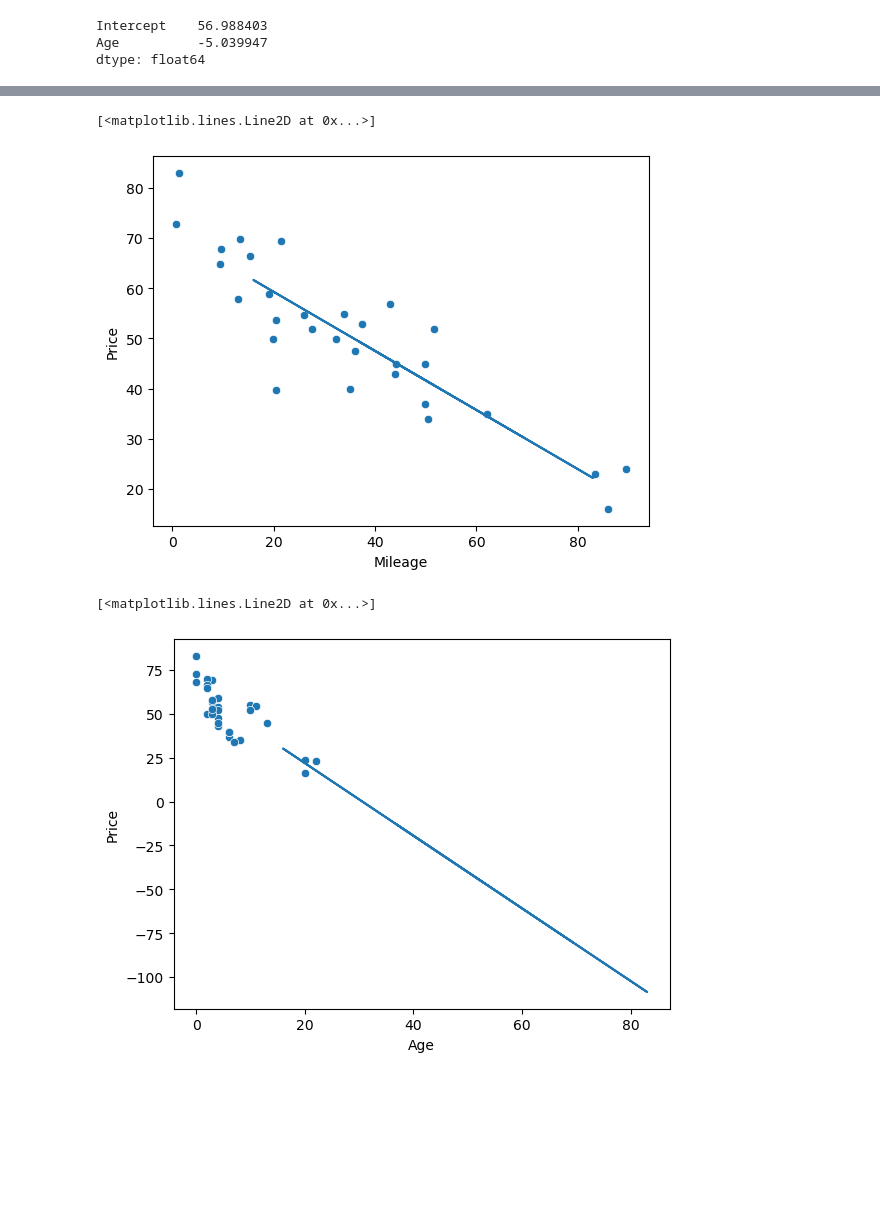
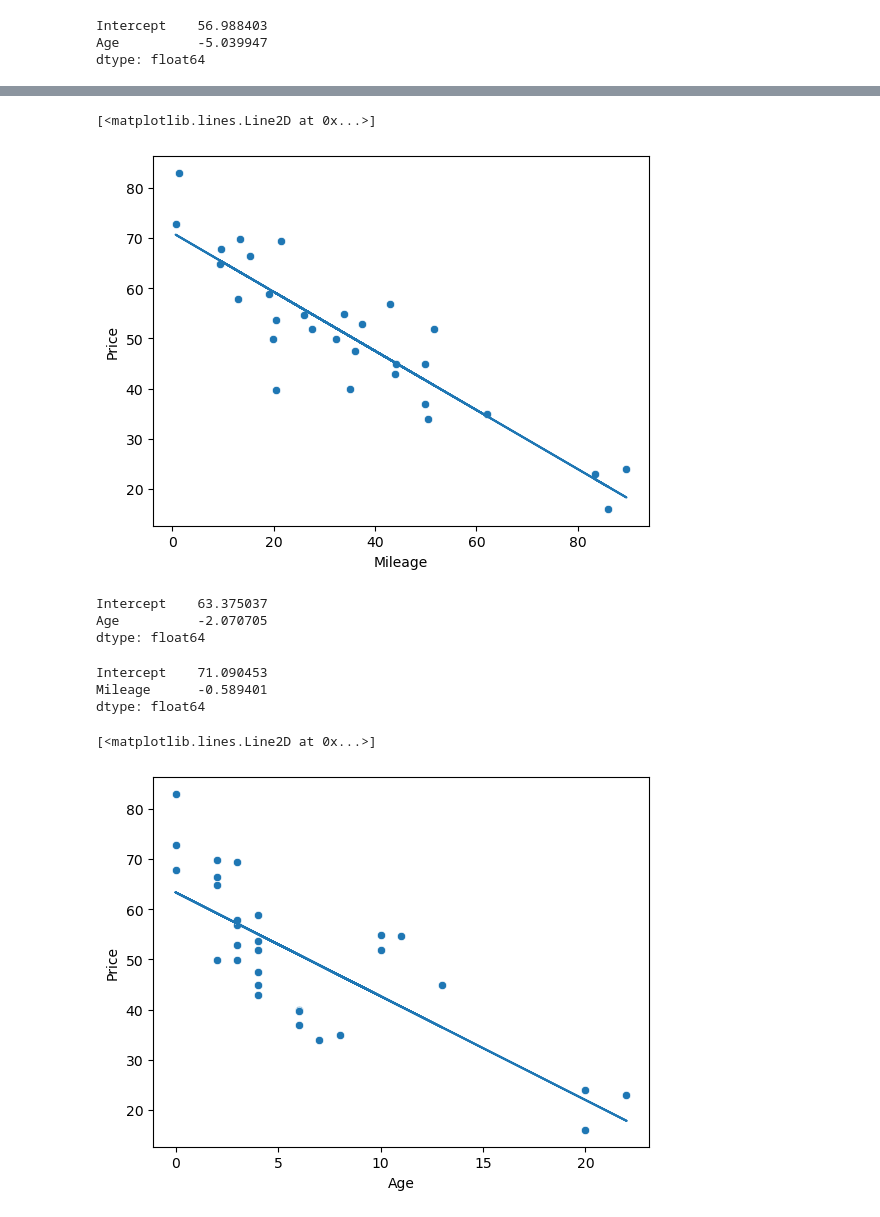
Before and after one commit to frkrbltn/MachineLearning, a Jupyter notebook: machine_learning.ipynb, the cells around one changed output, grey strips where cells are left out. Cells and saved outputs as stored; diff of their text form; code cells hidden in the pictures; blank space fills up the shorter version.

```diff
--- a/machine_learning.ipynb
+++ b/machine_learning.ipynb
@@ -12,7 +12,15 @@ import statsmodels.formula.api as smf
 # %%
 jaguar = pd.read_csv('jaguar.csv')
 porsche = pd.read_csv('porsche.csv')
+porsche['brand'] = 'porsche'
+jaguar['brand'] = 'jaguar'
 
 print(jaguar.head())
-porsche.head()
+print(porsche.head())
+
+# Combine the two dataframes
+combined = pd.concat([jaguar, porsche], ignore_index=True)
+combined.head()
+
+combined.tail()
 # %% [output]
@@ -71,16 +85,28 @@ ax.plot('Price', 'age_line', data=jaguar )
 por_price_age_result = smf.ols('Price ~ Age', data=porsche).fit()
 por_price_mil_result = smf.ols('Price ~ Mileage', data=porsche).fit()
 
-porsche['mil_line'] = porsche['Price'] * por_price_mil_result.params[1] + por_price_mil_result.params[0]
+porsche['mil_line'] = porsche['Mileage'] * por_price_mil_result.params[1] + por_price_mil_result.params[0]
 ax = sns.scatterplot(x='Mileage', y='Price', data=porsche)
-ax.plot('Price', 'mil_line', data=porsche )
+ax.plot('Mileage', 'mil_line', data=porsche )
 # %% [output]
 [<matplotlib.lines.Line2D at 0x...>]
-[figure, old version]
+[figure, new version]
+# %%
+por_price_age_result.params
+# %% [output]
+Intercept    63.375037
+Age          -2.070705
+dtype: float64
+# %%
+por_price_mil_result.params
+# %% [output]
+Intercept    71.090453
+Mileage      -0.589401
+dtype: float64
 # %%
-porsche['age_line'] = porsche['Price'] * por_price_age_result.params[1] + por_price_age_result.params[0]
+porsche['age_line'] = porsche['Age'] * por_price_age_result.params[1] + por_price_age_result.params[0]
 ax = sns.scatterplot(x='Age', y='Price', data=porsche)
-ax.plot('Price', 'age_line', data=porsche )
+ax.plot('Age', 'age_line', data=porsche )
 # %% [output]
 [<matplotlib.lines.Line2D at 0x...>]
-[figure, old version]
+[figure, new version]
```
Also changed, not shown: parts of 17 cells of this notebook, 1 other file.
